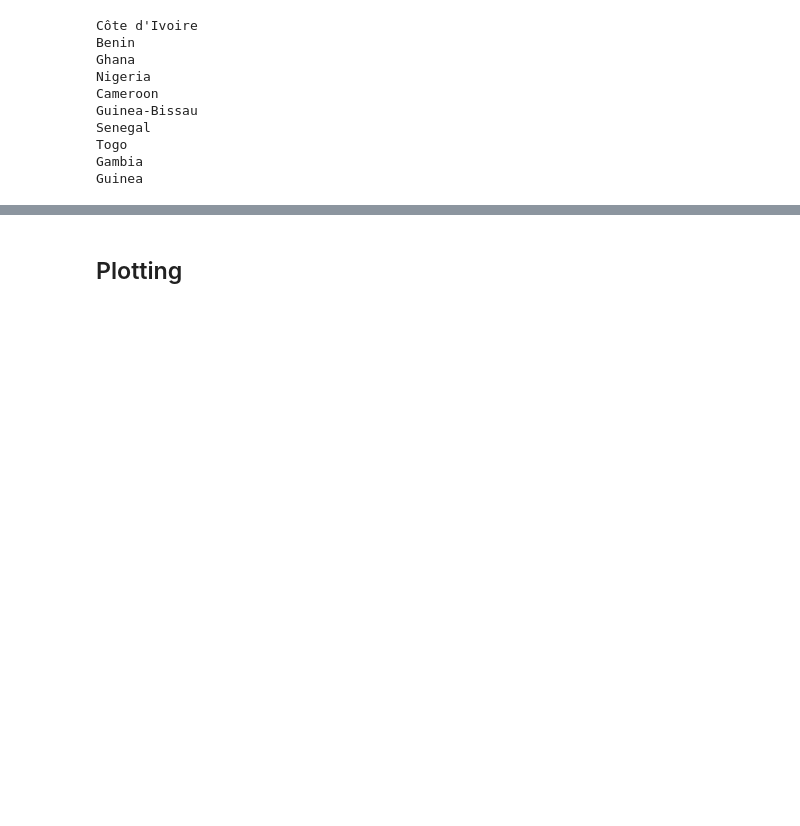
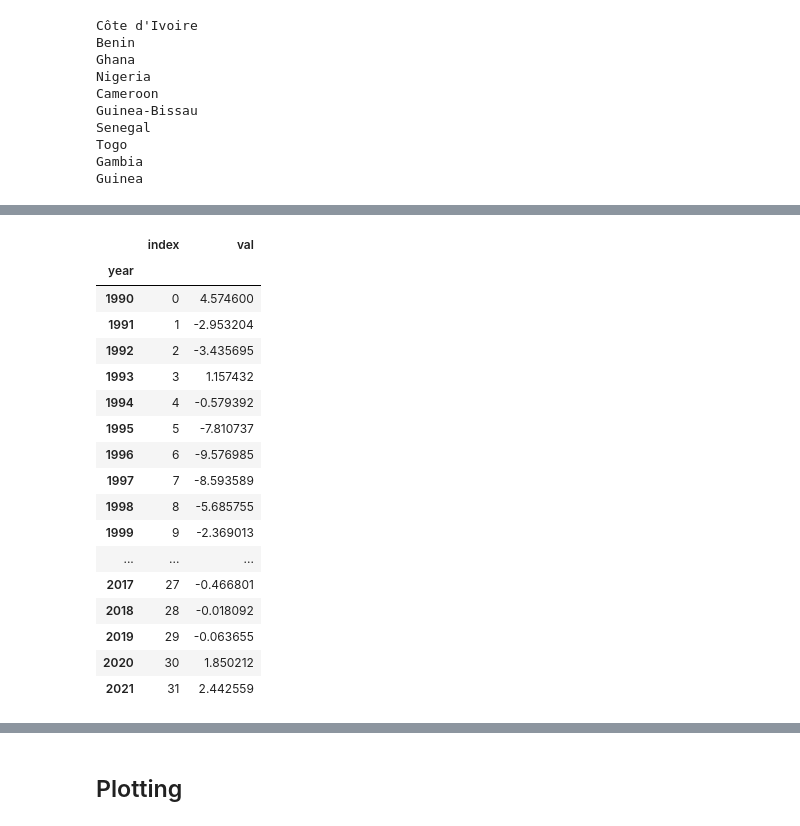
Before and after one commit to blackteacatsu/fall_2024_climate_infectionous, a Jupyter notebook: project/CLIMATE_DISEASE_CORR.ipynb, the cells around one changed output, grey strips where cells are left out. Saved outputs shown, nothing was run; the diff lists cells and outputs as text; code cells hidden in the pictures; blank space fills up the shorter version.

```diff
--- a/project/CLIMATE_DISEASE_CORR.ipynb
+++ b/project/CLIMATE_DISEASE_CORR.ipynb
@@ -85,0 +119,21 @@ plt.show()
+# %%
+pd.DataFrame(residual).reset_index().set_index(meningitis_incident['year']).to
+# %% [output]
+|  | index | val |
+| year |  |  |
+| 1990 | 0 | 4.574600 |
+| 1991 | 1 | -2.953204 |
+| 1992 | 2 | -3.435695 |
+| 1993 | 3 | 1.157432 |
+| 1994 | 4 | -0.579392 |
+| 1995 | 5 | -7.810737 |
+| 1996 | 6 | -9.576985 |
+| 1997 | 7 | -8.593589 |
+| 1998 | 8 | -5.685755 |
+| 1999 | 9 | -2.369013 |
+| ... | ... | ... |
+| 2017 | 27 | -0.466801 |
+| 2018 | 28 | -0.018092 |
+| 2019 | 29 | -0.063655 |
+| 2020 | 30 | 1.850212 |
+| 2021 | 31 | 2.442559 |
```
Also changed, not shown: parts of 14 cells of this notebook, 1 other file.
